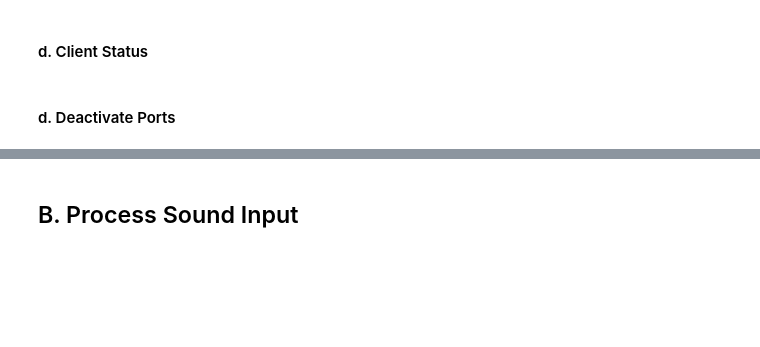
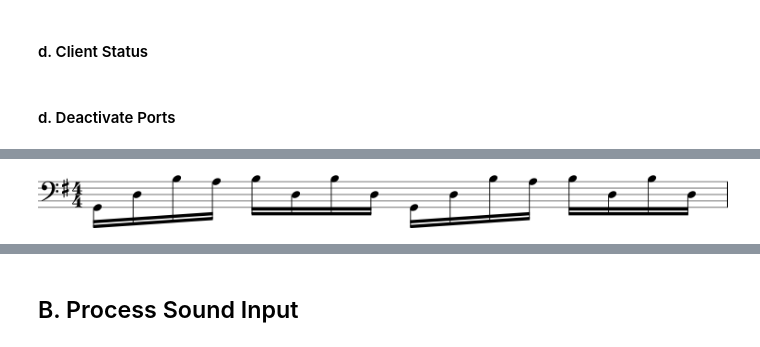
Before and after one commit to MickyDowns/deep-keras-music-net, a Jupyter notebook: music_study_aid.ipynb, the cells around one changed output, grey strips where cells are left out. Cells and saved outputs as stored; diff of their text form; code cells hidden in the pictures; blank space fills up the shorter version.

```diff
--- a/music_study_aid.ipynb
+++ b/music_study_aid.ipynb
@@ -2155,0 +2681,8 @@ client.close(ignore_errors=True)
+# %%
+'''importing from musicxml'''
+
+url = 'http://kern.ccarh.org/cgi-bin/ksdata?l=cc/bach/cello&file=bwv1007-01.krn&f=xml'
+sAlt = m21.converter.parse(url)
+play_m21(sAlt[1][:2])
+sAlt[1][:2].show() # show first 2 measures
+# %% [output]
@@ -2155,0 +2690 @@ client.close(ignore_errors=True)
+[figure, added]
```
Also changed, not shown: parts of 40 cells of this notebook.
